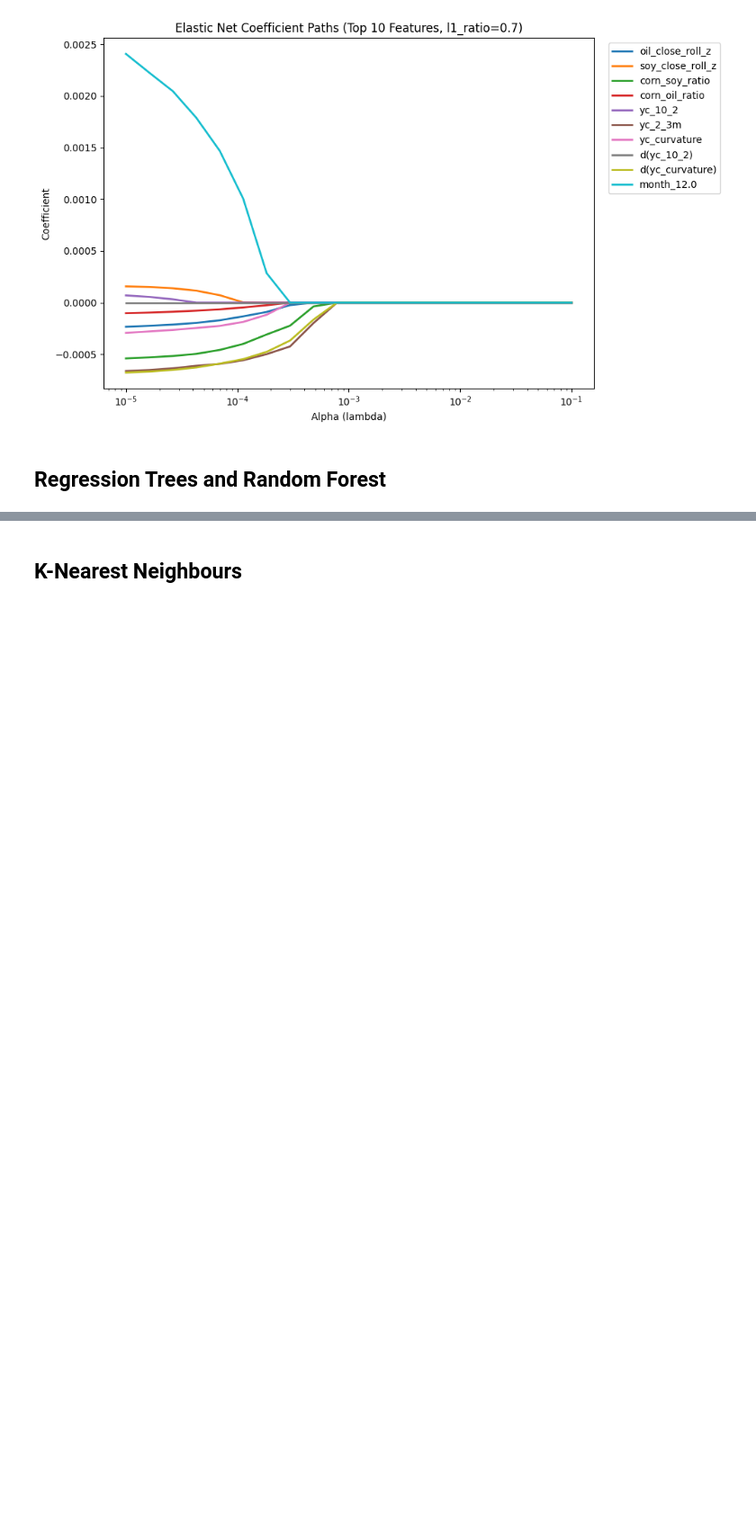
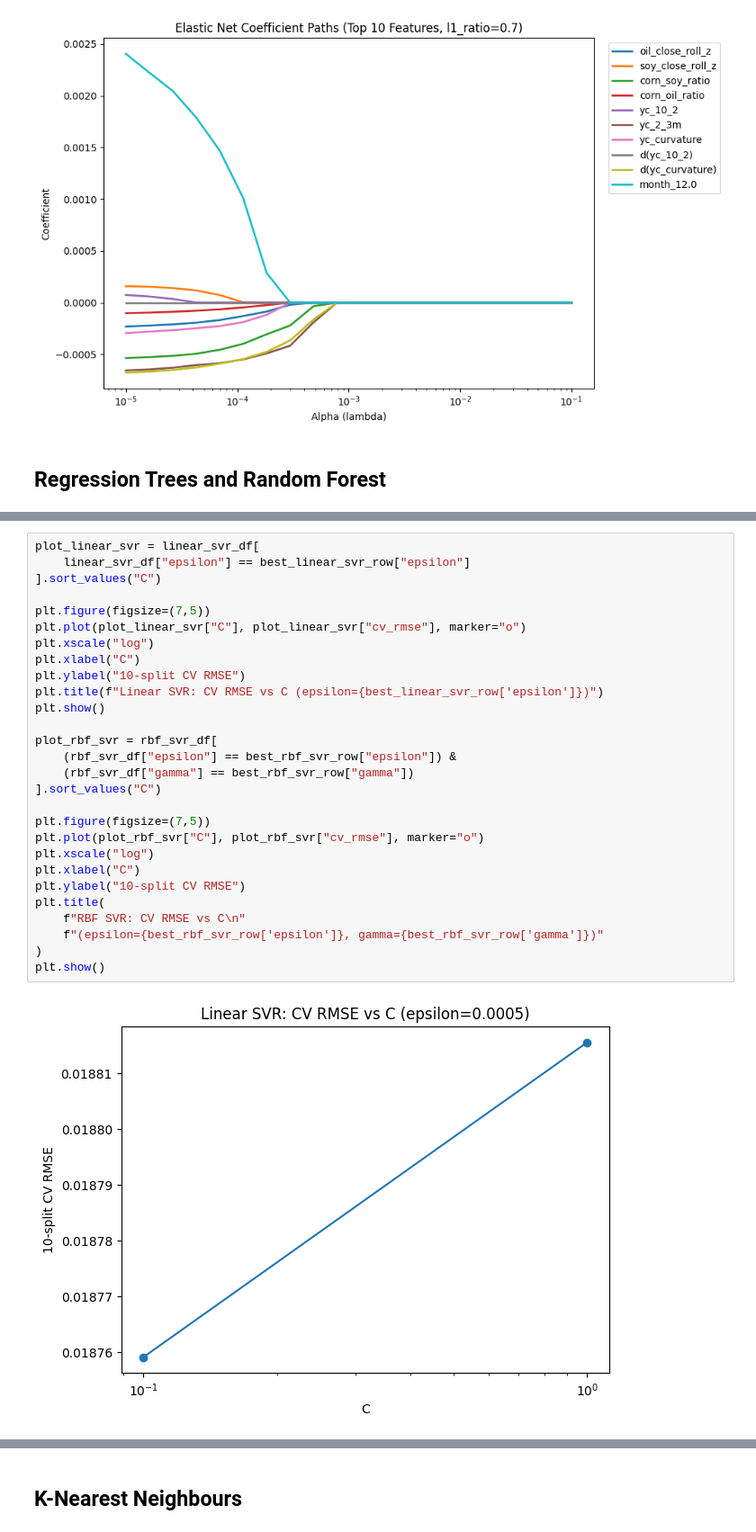
Before and after one commit to aryasalian/ECON-573-Research-Project, a Jupyter notebook: arya_copy_model.ipynb, the cells around one changed output, grey strips where cells are left out. Shown at 90% size. Drawn from its saved outputs; the diff is of its cells as text; blank space fills up the shorter version.

```diff
--- a/arya_copy_model.ipynb
+++ b/arya_copy_model.ipynb
@@ -618,0 +816,30 @@ plt.show()
+# %%
+plot_linear_svr = linear_svr_df[
+    linear_svr_df["epsilon"] == best_linear_svr_row["epsilon"]
+].sort_values("C")
+
+plt.figure(figsize=(7,5))
+plt.plot(plot_linear_svr["C"], plot_linear_svr["cv_rmse"], marker="o")
+plt.xscale("log")
+plt.xlabel("C")
+plt.ylabel("10-split CV RMSE")
+plt.title(f"Linear SVR: CV RMSE vs C (epsilon={best_linear_svr_row['epsilon']})")
+plt.show()
+
+plot_rbf_svr = rbf_svr_df[
+    (rbf_svr_df["epsilon"] == best_rbf_svr_row["epsilon"]) &
+    (rbf_svr_df["gamma"] == best_rbf_svr_row["gamma"])
+].sort_values("C")
+
+plt.figure(figsize=(7,5))
+plt.plot(plot_rbf_svr["C"], plot_rbf_svr["cv_rmse"], marker="o")
+plt.xscale("log")
+plt.xlabel("C")
+plt.ylabel("10-split CV RMSE")
+plt.title(
+    f"RBF SVR: CV RMSE vs C\n"
+    f"(epsilon={best_rbf_svr_row['epsilon']}, gamma={best_rbf_svr_row['gamma']})"
+)
+plt.show()
+# %% [output]
+[figure, added]
```
Also changed, not shown: parts of 19 cells of this notebook.
